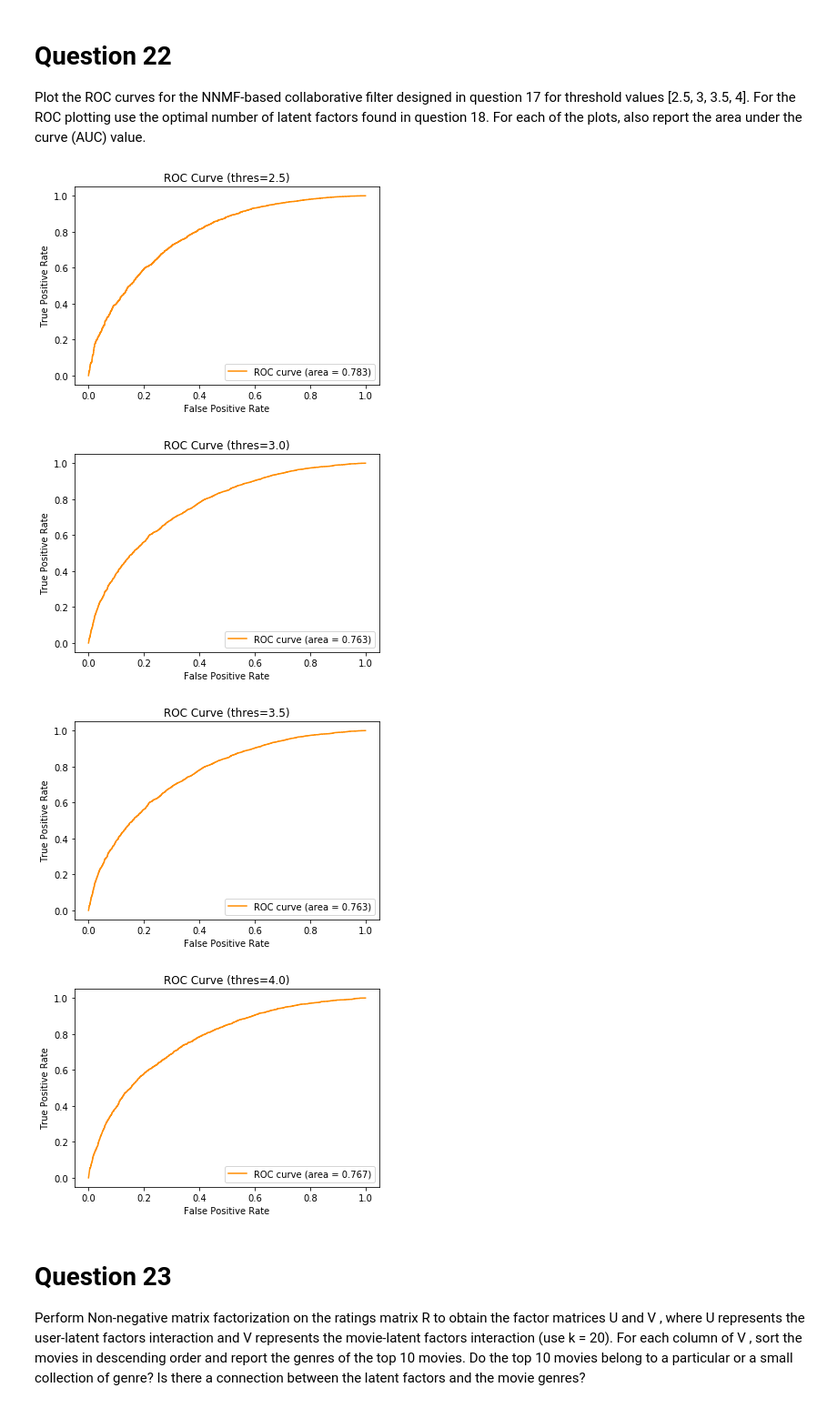
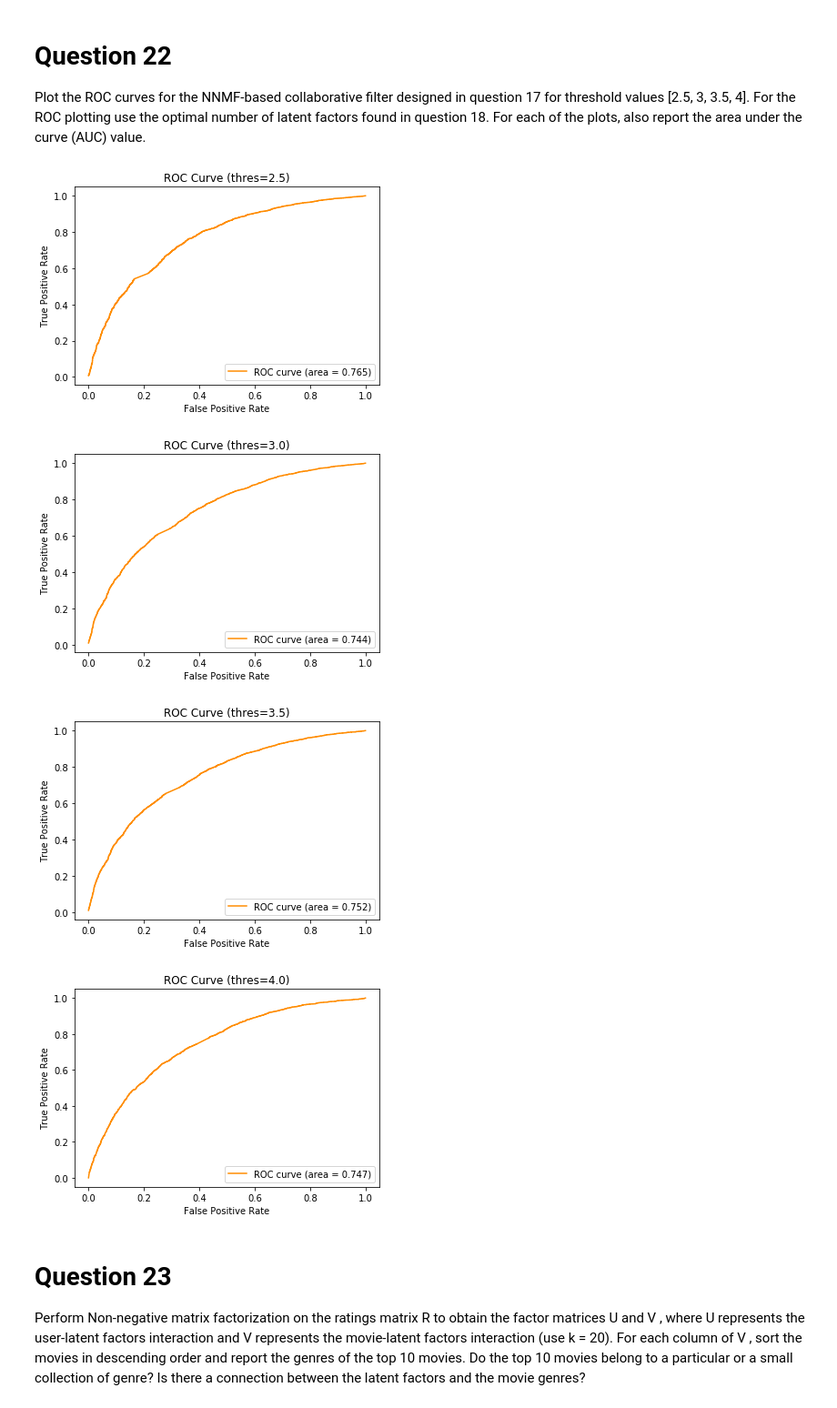
Before and after one commit to jdhurwitz/UCLA-EE219, a Jupyter notebook: Project3/project3.ipynb, the cells around one changed output. Shown at 91% size. Cells and saved outputs as stored; diff of their text form; code cells hidden in the pictures.

Commit message:
some dataset modifications, error fixes, and ran all cells up to 22

```diff
--- a/Project3/project3.ipynb
+++ b/Project3/project3.ipynb
@@ -26,6 +26,13 @@ R,data = load_data()
 print(R.shape)
 # %% [output]
 (671, 9066)
+# %%
+#format as surprise data
+from surprise import Reader
+from surprise import Dataset
+
+reader = Reader(rating_scale=(1.0, 5.0))
+data_small = Dataset.load_from_df(data[['userid', 'movieid', 'rating']], reader)
 # %%
 #Question 1
 # total_num_users = 671
@@ -178,7 +184,7 @@ from surprise import KNNBasic, KNNWithMeans
 from surprise import Dataset
 from surprise.model_selection import cross_validate
 
-data = Dataset.load_builtin('ml-100k')
+#data = Dataset.load_builtin('ml-100k')
 ks = np.linspace(2, 100, num=50)
 sim_options = {'name': 'pearson_baseline'}
 # %%
@@ -413,15 +419,8 @@ In this trimming, we trim the test set to contain movies that has received more
 # %%
-from surprise import KNNBasic, KNNWithMeans
-from surprise import Dataset
-from surprise import accuracy
-from surprise.model_selection import KFold
-
-data = Dataset.load_builtin('ml-100k')
-ks = np.linspace(2, 100, num=50)
-kf = KFold(n_splits=10)
-
+%%capture
 avgRmses = []
 for k in ks:
+    print("k-val: ",k)
     algo = KNNWithMeans(k=int(k), sim_options={'name': 'pearson_baseline'})
 
     totalRMSE = 0
@@ -434,6 +433,3 @@ for k in ks:
         totalRMSE += accuracy.rmse(predictions)
 
     avgRmses.append(totalRMSE / 10.)
-
-plotStats(avg_rmses=avgRmses)
-print("Minimum avg rmse = %.4f" % np.minimum(avgRmses))
@@ -500,7 +504,7 @@ pred = algo.test(testset)
 # print(pred)
 
 for thres in [2.5, 3, 3.5, 4]:
-    fpr, tpr, _ = metrics.roc_curve(y_true=y_true, y_score=y_pred, pos_label=1)
+#    fpr, tpr, _ = metrics.roc_curve(y_true=y_true, y_score=, pos_label=1)
     y_true, y_pred = [], []
     for u, i, r_real, r_pred, misc in pred:
         y_true.append(thres < r_real)
@@ -679,37 +677,37 @@ the plots, also report the area under the curve (AUC) value.
 # %%
 from sklearn import metrics
 
-data = Dataset.load_builtin('ml-100k')
+data = data_small#Dataset.load_builtin('ml-100k')
 kf = KFold(n_splits=10) # 90% for training and 10% for testing
 trainset, testset = None, None
 for train, test in kf.split(data): # just use the first split since we're not cross validating  (are we?)
     trainset, testset = train, test
     break
 algo = NMF(n_factors=14)
 algo.fit(trainset)
 pred = algo.test(testset)
 # print(pred)
 
 for thres in [2.5, 3, 3.5, 4]:
     fpr, tpr, _ = metrics.roc_curve(y_true=y_true, y_score=y_pred, pos_label=1)
     y_true, y_pred = [], []
     for u, i, r_real, r_pred, misc in pred:
         y_true.append(thres < r_real)
 #         y_pred.append(thres < r_pred)
         y_pred.append(r_pred)
 
     fpr, tpr, _ = metrics.roc_curve(y_true=y_true, y_score=y_pred, pos_label=1)
     plt.plot(fpr, tpr, color='darkorange', label='ROC curve (area = %0.3f)' % metrics.roc_auc_score(y_true=y_true, y_score=y_pred))
     plt.xlabel('False Positive Rate')
     plt.ylabel('True Positive Rate')
     plt.title('ROC Curve (thres=%.1f)' % thres)
     plt.legend(loc="lower right")
     plt.show()
 # %% [output]
-[figure, old version]
+[figure, new version]
-[figure, old version]
+[figure, new version]
-[figure, old version]
+[figure, new version]
-[figure, old version]
+[figure, new version]
 # %% [markdown]
 # Question 23
 Perform Non-negative matrix factorization on the ratings matrix
```
Also changed, not shown: parts of 19 cells of this notebook.
